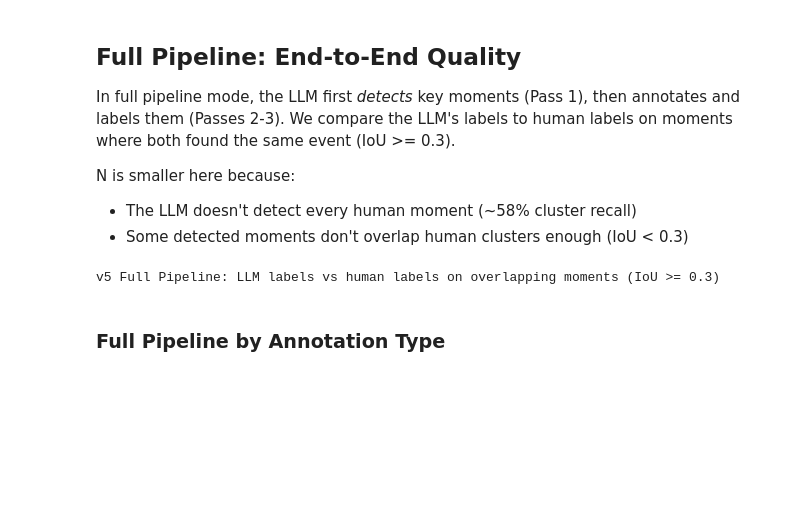
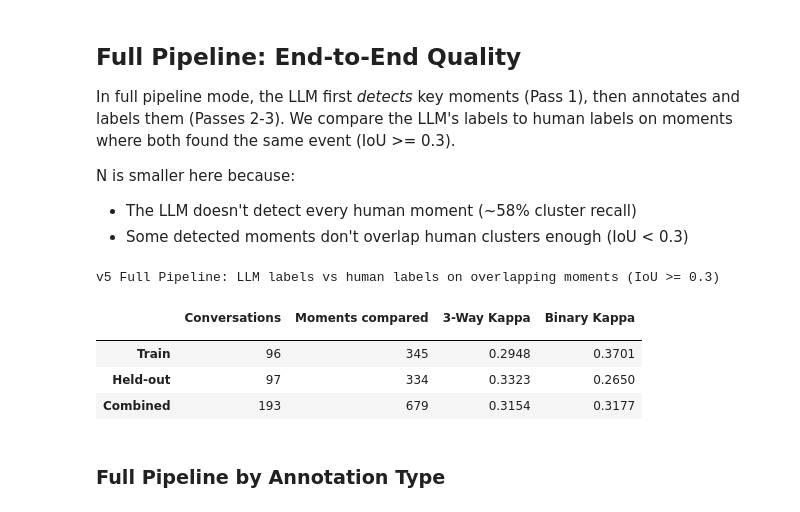
Before and after one commit to allenai/tutorsim, a Jupyter notebook: validation/2_annotation_validation.ipynb, the cells around one changed output. Cells and saved outputs as stored; diff of their text form; code cells hidden in the pictures; blank space fills up the shorter version.

```diff
--- a/validation/2_annotation_validation.ipynb
+++ b/validation/2_annotation_validation.ipynb
@@ -251,6 +256,6 @@ if v5_gold:
         })
     df_gold_type = pd.DataFrame(type_rows).set_index('')
     print('Human-Detected Moments by Type (combined dev + held-out)\n')
-    df_gold_type
+    display(df_gold_type)
 # %% [output]
 Human-Detected Moments by Type (combined dev + held-out)
@@ -342,30 +352,35 @@ N is smaller here because:
 # %%
 v5_anns, _ = load_annotations(VERSION, 'annotations.json')
 if v5_anns is None:
     print(f'No annotations found for {VERSION}')
 else:
     rows = []
     for label, ids in [('Train', train_ids), ('Held-out', ho_ids), ('Combined', all_eval_ids)]:
         matches = []
         for cid in sorted(ids):
             hm = ground_truth['conversations'][cid]['key_moments']
             ht = {m.get('annotation_type') for m in hm}
             llm = [a for a in v5_anns.get(cid, []) if a.get('annotation_type') in ht]
             matches.extend(match_for_effectiveness(hm, llm, iou_threshold=IOU))
         eff = compute_effectiveness_metrics(matches)
         rows.append({
             '': label,
             'Conversations': len(ids),
             'Moments compared': eff['total_matched'],
             '3-Way Kappa': f"{eff['three_way_kappa']:.4f}",
             'Binary Kappa': f"{eff['binary_kappa']:.4f}",
         })
 
     df_full = pd.DataFrame(rows).set_index('')
     print(f'v5 Full Pipeline: LLM labels vs human labels on overlapping moments (IoU >= {IOU})\n')
-    df_full
+    display(df_full)
 # %% [output]
 v5 Full Pipeline: LLM labels vs human labels on overlapping moments (IoU >= 0.3)
+|  | Conversations | Moments compared | 3-Way Kappa | Binary Kappa |
+|  |  |  |  |  |
+| Train | 96 | 345 | 0.2948 | 0.3701 |
+| Held-out | 97 | 334 | 0.3323 | 0.2650 |
+| Combined | 193 | 679 | 0.3154 | 0.3177 |
 # %% [markdown]
 ### Full Pipeline by Annotation Type
 # %%
```
Also changed, not shown: parts of 5 cells of this notebook.
